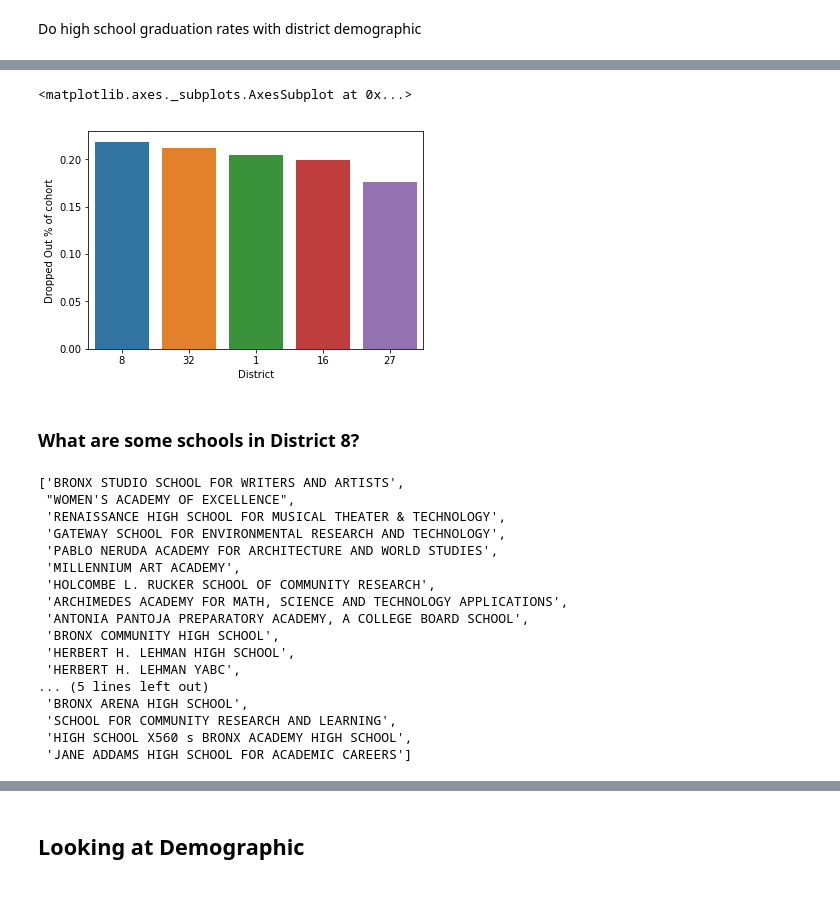
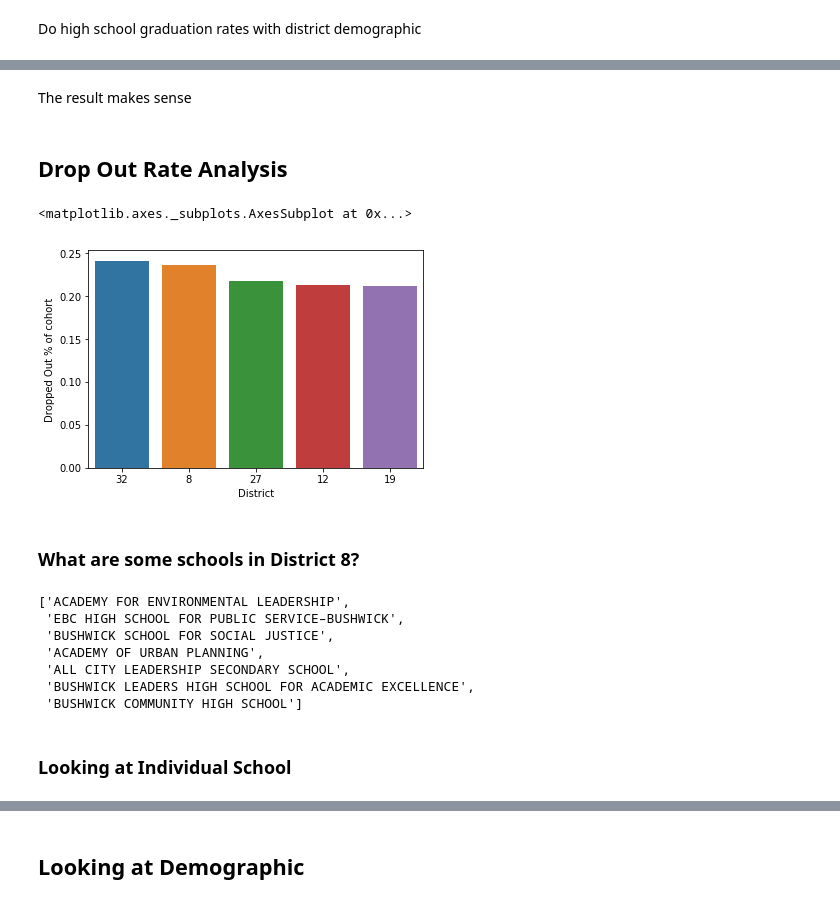
Before and after one commit to shravan097/NYCHS-Data-Analysis, a Jupyter notebook: shravan/graduationEDA.ipynb, the cells around one changed output, grey strips where cells are left out. Cells and saved outputs as stored; diff of their text form; code cells hidden in the pictures.

Commit message:
generalized EDA for graduation

```diff
--- a/shravan/graduationEDA.ipynb
+++ b/shravan/graduationEDA.ipynb
@@ -53,4 +53,4 @@ dtype: int64
 # %%
 importantColumns = ['District','Cohort Year','Total Cohort #','Total Grads #','Total Grads % of cohort',
                    'Still Enrolled #','Still Enrolled % of cohort','Dropped Out #','Dropped Out % of cohort']
-graduationDistrictDfFilterBy2010 = graduationDistrictDf[graduationDistrictDf['Cohort Year']==2010][importantColumns]
+graduationDistrictDfFilter = graduationDistrictDf[importantColumns]
@@ -97,32 +160,29 @@ get_SchoolsByDistrict(13)
+# %% [markdown]
+The result makes sense
+# %% [markdown]
+## Drop Out Rate Analysis
 # %%
-dropOutRateFiltered = graduationDistrictDfFilterBy2010.groupby('District',as_index=False).mean() \
+dropOutRateFiltered = graduationDistrictDfFilter.groupby('District',as_index=False).mean() \
 .sort_values(['Dropped Out % of cohort'],ascending=False)
 # %%
+NUM_OF_DISTRICT_BAR_PLOT = 5
 sns.barplot(x=dropOutRateFiltered[:NUM_OF_DISTRICT_BAR_PLOT]['District'],
             y=dropOutRateFiltered[:NUM_OF_DISTRICT_BAR_PLOT]['Dropped Out % of cohort'],
            order=dropOutRateFiltered[:NUM_OF_DISTRICT_BAR_PLOT]['District'])
 # %% [output]
 <matplotlib.axes._subplots.AxesSubplot at 0x...>
-[figure, old version]
+[figure, new version]
 # %% [markdown]
 ### What are some schools in District 8?
 # %%
-get_SchoolsByDistrict(8)
+get_SchoolsByDistrict(32)
 # %% [output]
-['BRONX STUDIO SCHOOL FOR WRITERS AND ARTISTS',
- "WOMEN'S ACADEMY OF EXCELLENCE",
- 'RENAISSANCE HIGH SCHOOL FOR MUSICAL THEATER & TECHNOLOGY',
- 'GATEWAY SCHOOL FOR ENVIRONMENTAL RESEARCH AND TECHNOLOGY',
- 'PABLO NERUDA ACADEMY FOR ARCHITECTURE AND WORLD STUDIES',
- 'MILLENNIUM ART ACADEMY',
- 'HOLCOMBE L. RUCKER SCHOOL OF COMMUNITY RESEARCH',
- 'ARCHIMEDES ACADEMY FOR MATH, SCIENCE AND TECHNOLOGY APPLICATIONS',
- 'ANTONIA PANTOJA PREPARATORY ACADEMY, A COLLEGE BOARD SCHOOL',
- 'BRONX COMMUNITY HIGH SCHOOL',
- 'HERBERT H. LEHMAN HIGH SCHOOL',
- 'HERBERT H. LEHMAN YABC',
-... (5 lines left out)
- 'BRONX ARENA HIGH SCHOOL',
- 'SCHOOL FOR COMMUNITY RESEARCH AND LEARNING',
- 'HIGH SCHOOL X560 s BRONX ACADEMY HIGH SCHOOL',
- 'JANE ADDAMS HIGH SCHOOL FOR ACADEMIC CAREERS']
+['ACADEMY FOR ENVIRONMENTAL LEADERSHIP',
+ 'EBC HIGH SCHOOL FOR PUBLIC SERVICE–BUSHWICK',
+ 'BUSHWICK SCHOOL FOR SOCIAL JUSTICE',
+ 'ACADEMY OF URBAN PLANNING',
+ 'ALL CITY LEADERSHIP SECONDARY SCHOOL',
+ 'BUSHWICK LEADERS HIGH SCHOOL FOR ACADEMIC EXCELLENCE',
+ 'BUSHWICK COMMUNITY HIGH SCHOOL']
+# %% [markdown]
+### Looking at Individual School
```
Also changed, not shown: parts of 33 cells of this notebook, 1 other file.
